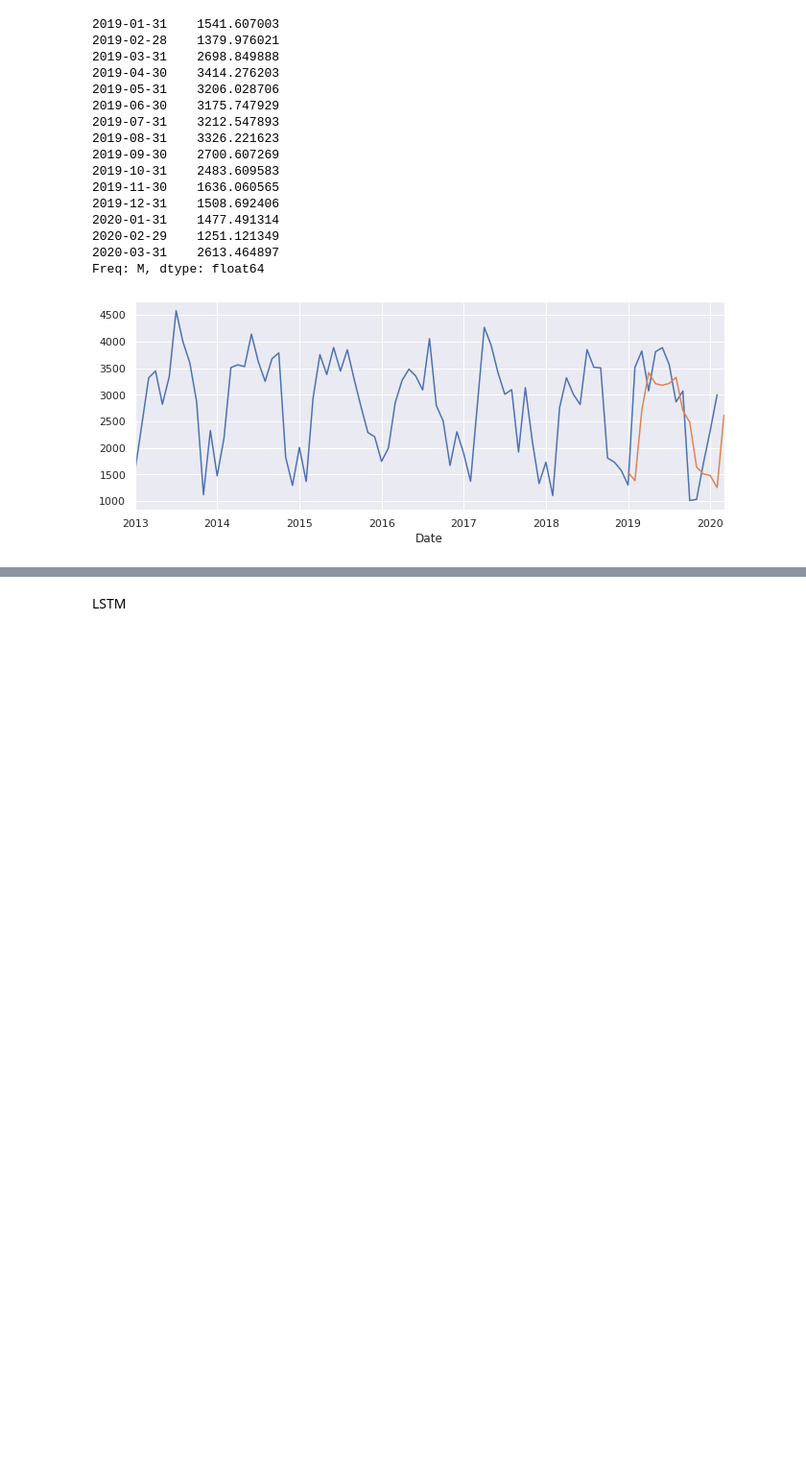
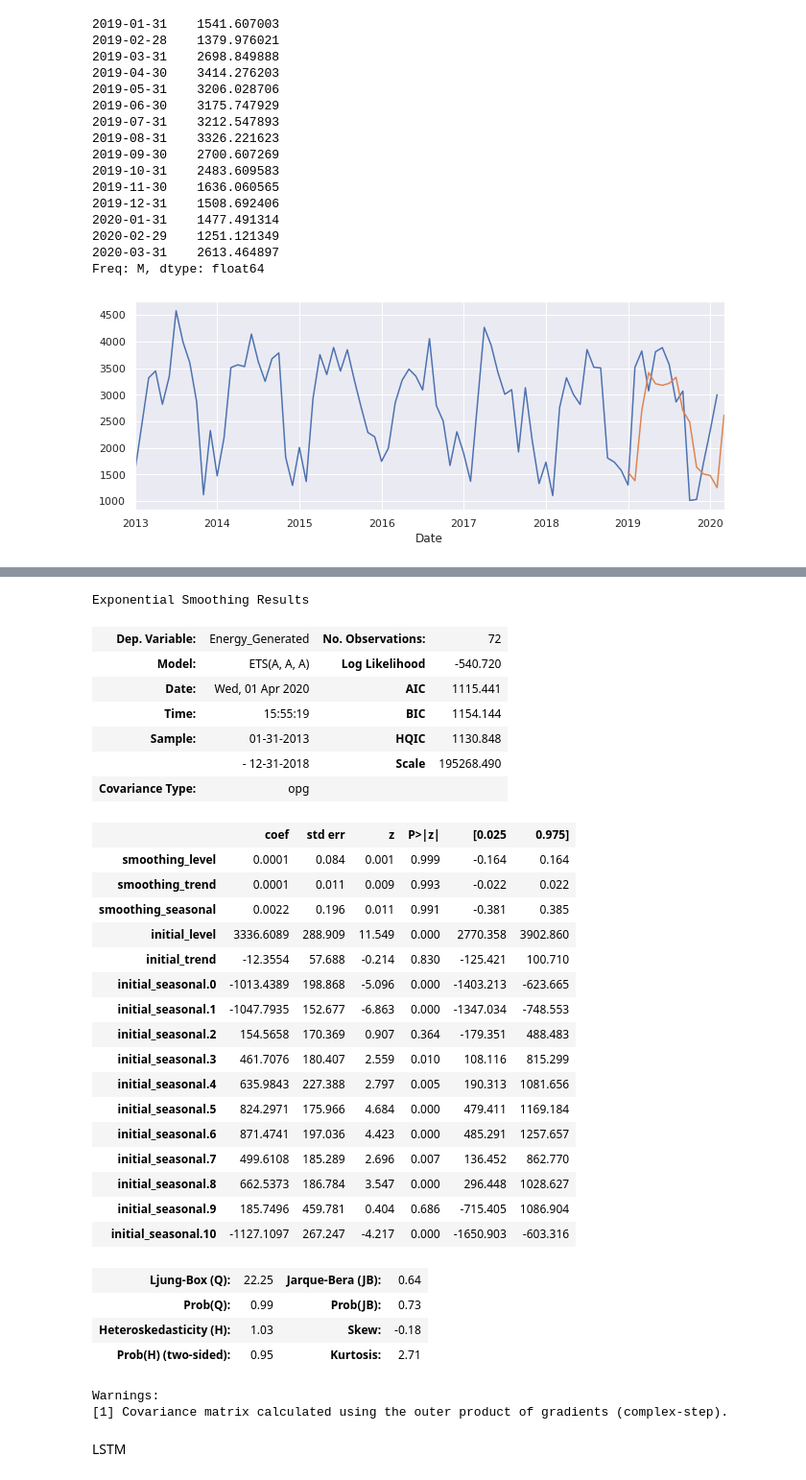
Before and after one commit to pixel-ports/PV_prod_predic, a Jupyter notebook: MODEL_PREDIC_BENCHMARK/PV_Prediction.ipynb, the cells around one changed output, grey strips where cells are left out. Shown at 96% size. Saved outputs shown, nothing was run; the diff lists cells and outputs as text; code cells hidden in the pictures; blank space fills up the shorter version.

```diff
--- a/MODEL_PREDIC_BENCHMARK/PV_Prediction.ipynb
+++ b/MODEL_PREDIC_BENCHMARK/PV_Prediction.ipynb
@@ -279,0 +282,12 @@ Freq: M, dtype: float64
+# %%
+from statsmodels.tsa.statespace.exponential_smoothing import ExponentialSmoothing
+
+# fit model
+model = ExponentialSmoothing(monthly_data_mean, trend = 'add',seasonal=12)
+print(monthly_data_mean.shape)
+model_fit = model.fit()
+## make prediction
+yhat = model_fit.get_prediction()
+#data.Energy_Generated.plot()
+##print(yhat)
+yhat.conf_int()
@@ -280,3 +310,37 @@ Freq: M, dtype: float64
+# %%
+model_fit.summary()
+# %% [output]
+Exponential Smoothing Results
+| Dep. Variable: | Energy_Generated | No. Observations: | 72 |
+| Model: | ETS(A, A, A) | Log Likelihood | -540.720 |
+| Date: | Wed, 01 Apr 2020 | AIC | 1115.441 |
+| Time: | 15:55:19 | BIC | 1154.144 |
+| Sample: | 01-31-2013 | HQIC | 1130.848 |
+|  | - 12-31-2018 | Scale | 195268.490 |
+| Covariance Type: | opg |  |  |
+|  | coef | std err | z | P>|z| | [0.025 | 0.975] |
+| smoothing_level | 0.0001 | 0.084 | 0.001 | 0.999 | -0.164 | 0.164 |
+| smoothing_trend | 0.0001 | 0.011 | 0.009 | 0.993 | -0.022 | 0.022 |
+| smoothing_seasonal | 0.0022 | 0.196 | 0.011 | 0.991 | -0.381 | 0.385 |
+| initial_level | 3336.6089 | 288.909 | 11.549 | 0.000 | 2770.358 | 3902.860 |
+| initial_trend | -12.3554 | 57.688 | -0.214 | 0.830 | -125.421 | 100.710 |
+| initial_seasonal.0 | -1013.4389 | 198.868 | -5.096 | 0.000 | -1403.213 | -623.665 |
+| initial_seasonal.1 | -1047.7935 | 152.677 | -6.863 | 0.000 | -1347.034 | -748.553 |
+| initial_seasonal.2 | 154.5658 | 170.369 | 0.907 | 0.364 | -179.351 | 488.483 |
+| initial_seasonal.3 | 461.7076 | 180.407 | 2.559 | 0.010 | 108.116 | 815.299 |
+| initial_seasonal.4 | 635.9843 | 227.388 | 2.797 | 0.005 | 190.313 | 1081.656 |
+| initial_seasonal.5 | 824.2971 | 175.966 | 4.684 | 0.000 | 479.411 | 1169.184 |
+| initial_seasonal.6 | 871.4741 | 197.036 | 4.423 | 0.000 | 485.291 | 1257.657 |
+| initial_seasonal.7 | 499.6108 | 185.289 | 2.696 | 0.007 | 136.452 | 862.770 |
+| initial_seasonal.8 | 662.5373 | 186.784 | 3.547 | 0.000 | 296.448 | 1028.627 |
+| initial_seasonal.9 | 185.7496 | 459.781 | 0.404 | 0.686 | -715.405 | 1086.904 |
+| initial_seasonal.10 | -1127.1097 | 267.247 | -4.217 | 0.000 | -1650.903 | -603.316 |
+| Ljung-Box (Q): | 22.25 | Jarque-Bera (JB): | 0.64 |
+| Prob(Q): | 0.99 | Prob(JB): | 0.73 |
+| Heteroskedasticity (H): | 1.03 | Skew: | -0.18 |
+| Prob(H) (two-sided): | 0.95 | Kurtosis: | 2.71 |
+Warnings:
+[1] Covariance matrix calculated using the outer product of gradients (complex-step).
 # %% [markdown]
 LSTM
 # %%
```
Also changed, not shown: parts of 2 cells of this notebook.
